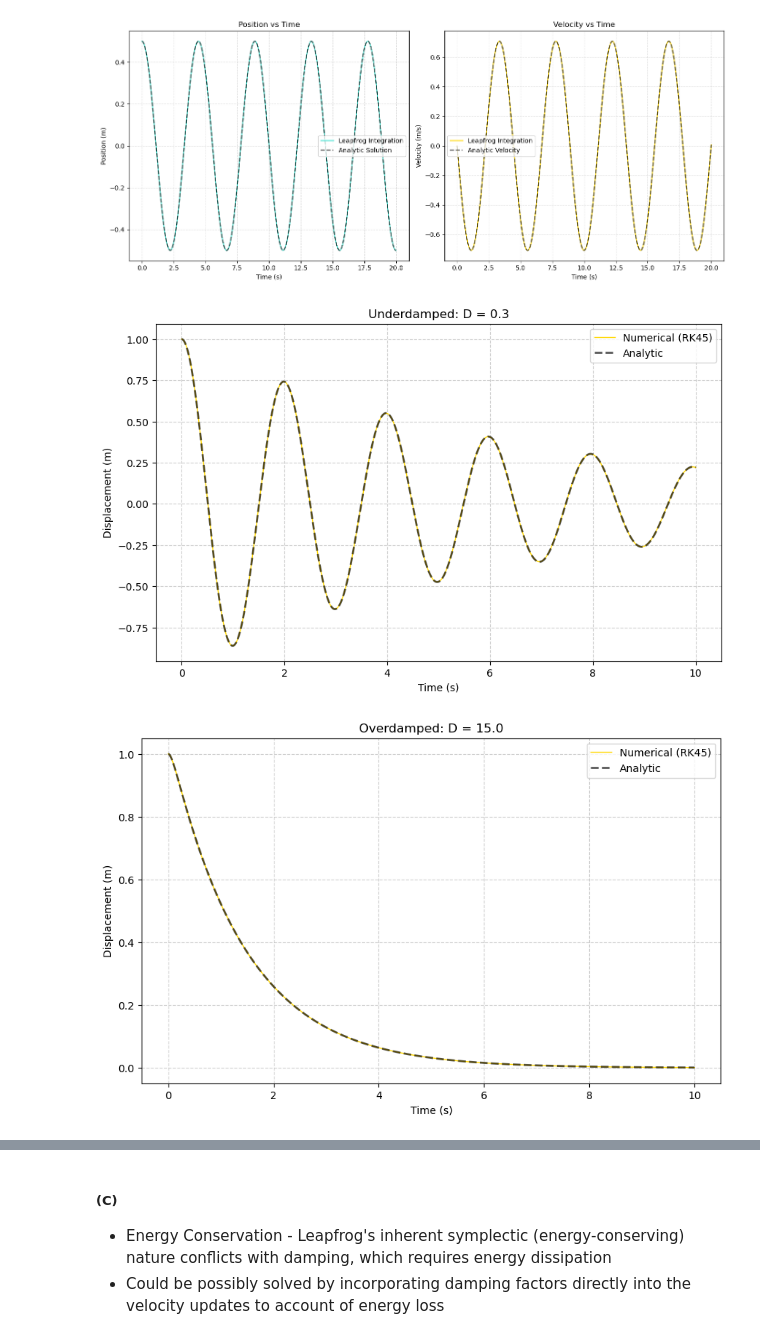
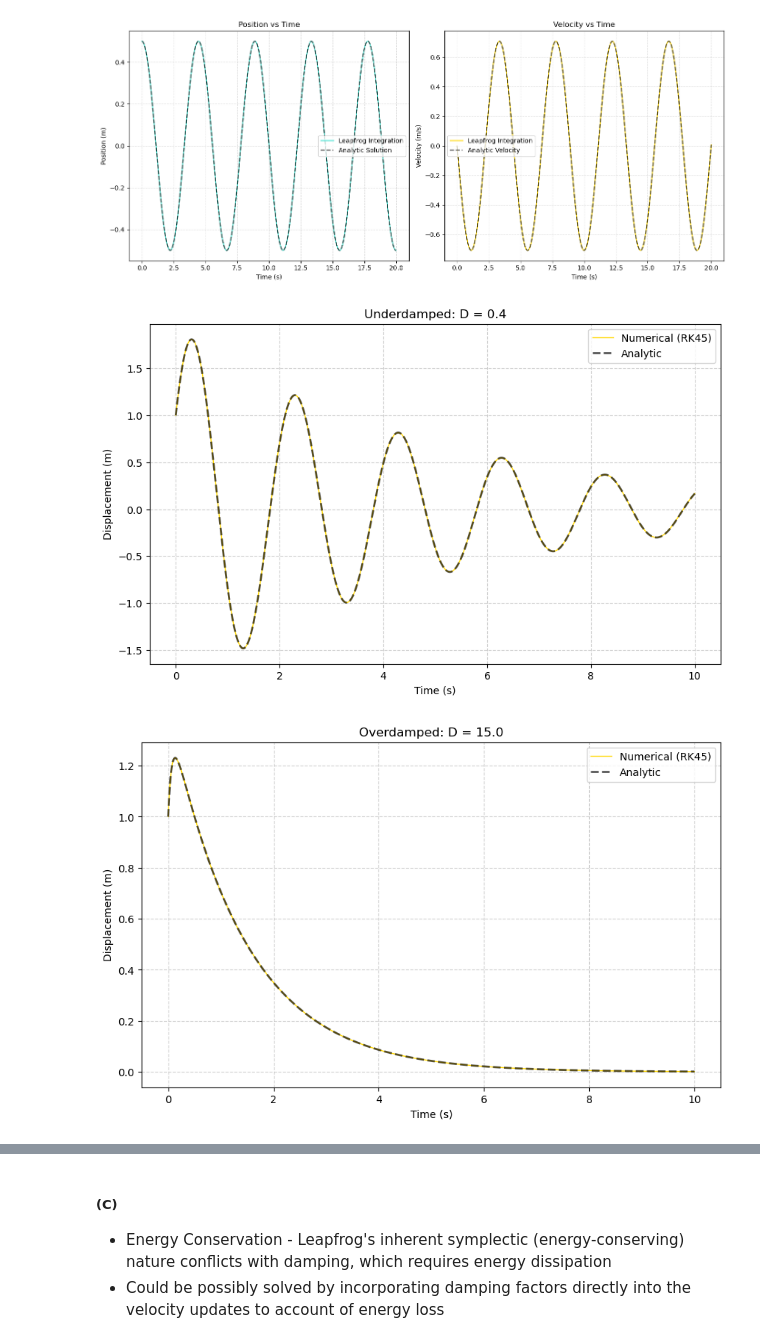
Before and after one commit to dimistrija/NUMethoden, a Jupyter notebook: Exercise7.ipynb, the cells around one changed output, grey strips where cells are left out. Saved outputs shown, nothing was run; the diff lists cells and outputs as text; code cells hidden in the pictures.

```diff
--- a/Exercise7.ipynb
+++ b/Exercise7.ipynb
@@ -444,16 +444,16 @@ from scipy.integrate import solve_ivp
 m = 1.0       # mass (kg)
 k = 10.0      # spring constant (N/m)
 x0 = 1.0      # initial displacement (m)
-v0 = 0.0      # initial velocity (m/s)
+v0 = 5.0      # initial velocity (m/s)
 t_start = 0.0
 t_end = 10.0
 num_points = 5000
 t_eval = np.linspace(t_start, t_end, num_points)
 
 # damping coeffs
-D_underdamped = 0.3          # D < sqrt(4mk)
-D_overdamped = 15.0           # D > sqrt(4mk)
-D_critical = 2 * np.sqrt(m * k)  # D = sqrt(4mk)
+D_underdamped = 0.4          # D < sqrt(4mk)=6.32455
+D_overdamped = 15.0           # D > sqrt(4mk)=6.32455
+D_critical = 2 * np.sqrt(m * k)  # D = sqrt(4mk) = 6.32455
 
 def damped_harmonic_oscillator(t, y, k, m, D):
     """
@@ -504,32 +504,32 @@ def solve_numerically(D):
 def compute_analytic(D):
     if D**2 < 4*m*k:
         # Underdamped
         return analytic_solution_underdamped(t_eval, x0, v0, k, m, D)
     elif D**2 > 4*m*k:
         # Overdamped
         return analytic_solution_overdamped(t_eval, x0, v0, k, m, D)
     else:
         # Critically damped
         return analytic_solution_critical(t_eval, x0, v0, k, m, D)
 
 def plot_results(D, label):
     t_num, x_num = solve_numerically(D)
     x_analytic = compute_analytic(D)
 
 
     plt.figure(figsize=(10, 6))
     plt.plot(t_num, x_num, label='Numerical (RK45)', color='gold', linewidth=1)
     plt.plot(t_num, x_analytic, label='Analytic', color='k', linestyle='--', alpha=0.65, linewidth=2)
     plt.title(f'{label}: D = {D}')
     plt.xlabel('Time (s)')
     plt.ylabel('Displacement (m)')
     plt.legend()
     plt.grid(alpha=0.6, ls="--")
     plt.show()
 
 plot_results(D_underdamped, 'Underdamped')
 plot_results(D_overdamped, 'Overdamped')
 plot_results(D_critical, 'Critically Damped')
 # %% [output]
-[figure, old version]
+[figure, new version]
-[figure, old version]
+[figure, new version]
```
Also changed, not shown: parts of 1 cell of this notebook.
